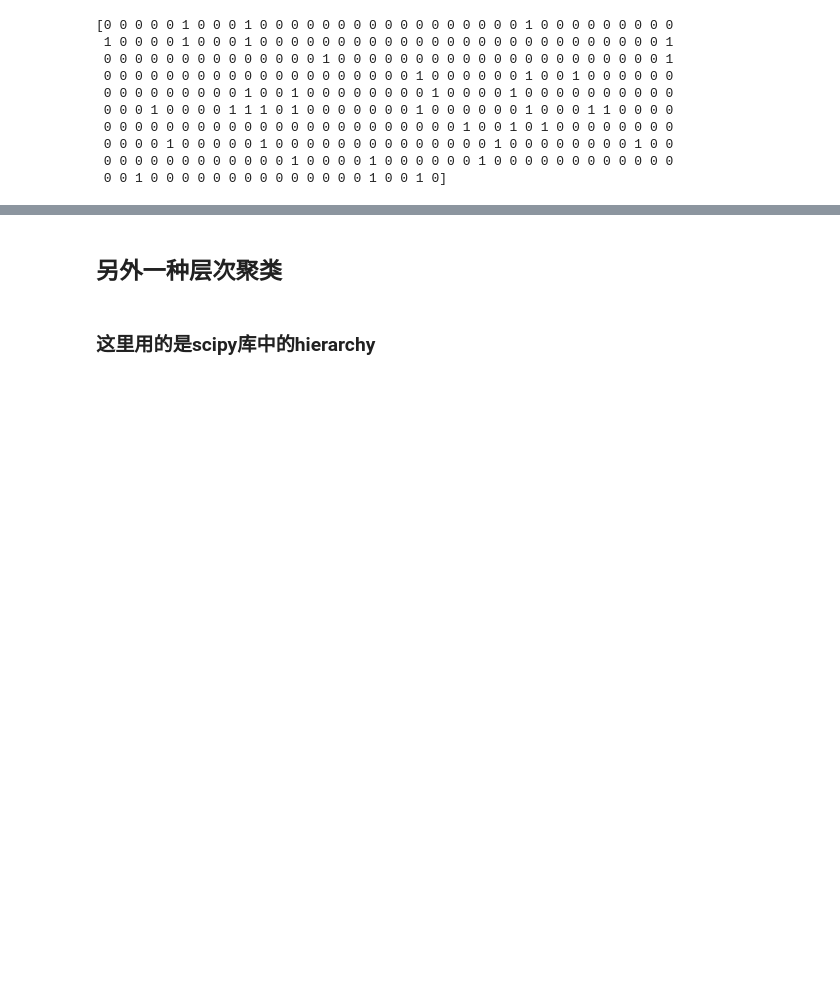
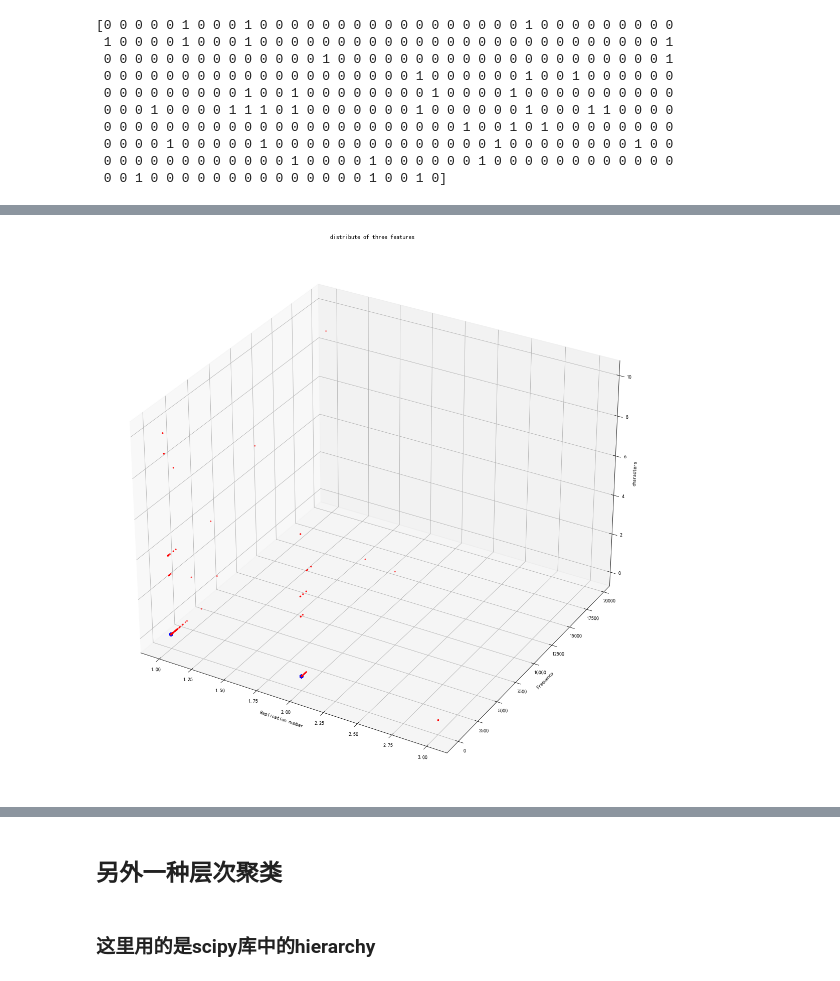
Before and after one commit to Xianyu39/MCMA2023, a Jupyter notebook: xk/code/clear.ipynb, the cells around one changed output, grey strips where cells are left out. Saved outputs shown, nothing was run; the diff lists cells and outputs as text; code cells hidden in the pictures; blank space fills up the shorter version.

```diff
--- a/xk/code/clear.ipynb
+++ b/xk/code/clear.ipynb
@@ -608,3 +645,6 @@ print(model.labels_)
  0 0 0 0 1 0 0 0 0 0 1 0 0 0 0 0 0 0 0 0 0 0 0 0 0 1 0 0 0 0 0 0 0 0 1 0 0
  0 0 0 0 0 0 0 0 0 0 0 0 1 0 0 0 0 1 0 0 0 0 0 0 1 0 0 0 0 0 0 0 0 0 0 0 0
  0 0 1 0 0 0 0 0 0 0 0 0 0 0 0 0 0 1 0 0 1 0]
+# %%
+julei_labels=model.labels_
+julei_labels
@@ -610,0 +669,4 @@ print(model.labels_)
+# %%
+results_column = 'classify'
+X[results_column] = julei_labels
+X.head()
@@ -610,0 +680,3 @@ print(model.labels_)
+# %%
+X_0=X[X.classify==0]
+X_1=X[X.classify==1]
@@ -610,0 +692,19 @@ print(model.labels_)
+# %%
+# 创建一个三维图形对象
+fig = plt.figure(figsize=(40,20))
+ax = fig.add_subplot(111, projection='3d')
+
+# 绘制散点图
+ax.scatter(X_0['Replication number'], X_0['Frequency'], X_0['characters'], s=5,c='r', label='Class 1')
+ax.scatter(X_1['Replication number'], X_1['Frequency'], X_1['characters'], s=40,c='b', label='Class 2')
+
+# 设置坐标轴标签
+ax.set_xlabel('Replication number')
+ax.set_ylabel('Frequency')
+ax.set_zlabel('characters')
+ax.set_title('distribute of three features')
+
+# 显示图形
+plt.show()
+# %% [output]
+[figure, added]
```
Also changed, not shown: parts of 108 cells of this notebook, 8 other files.
